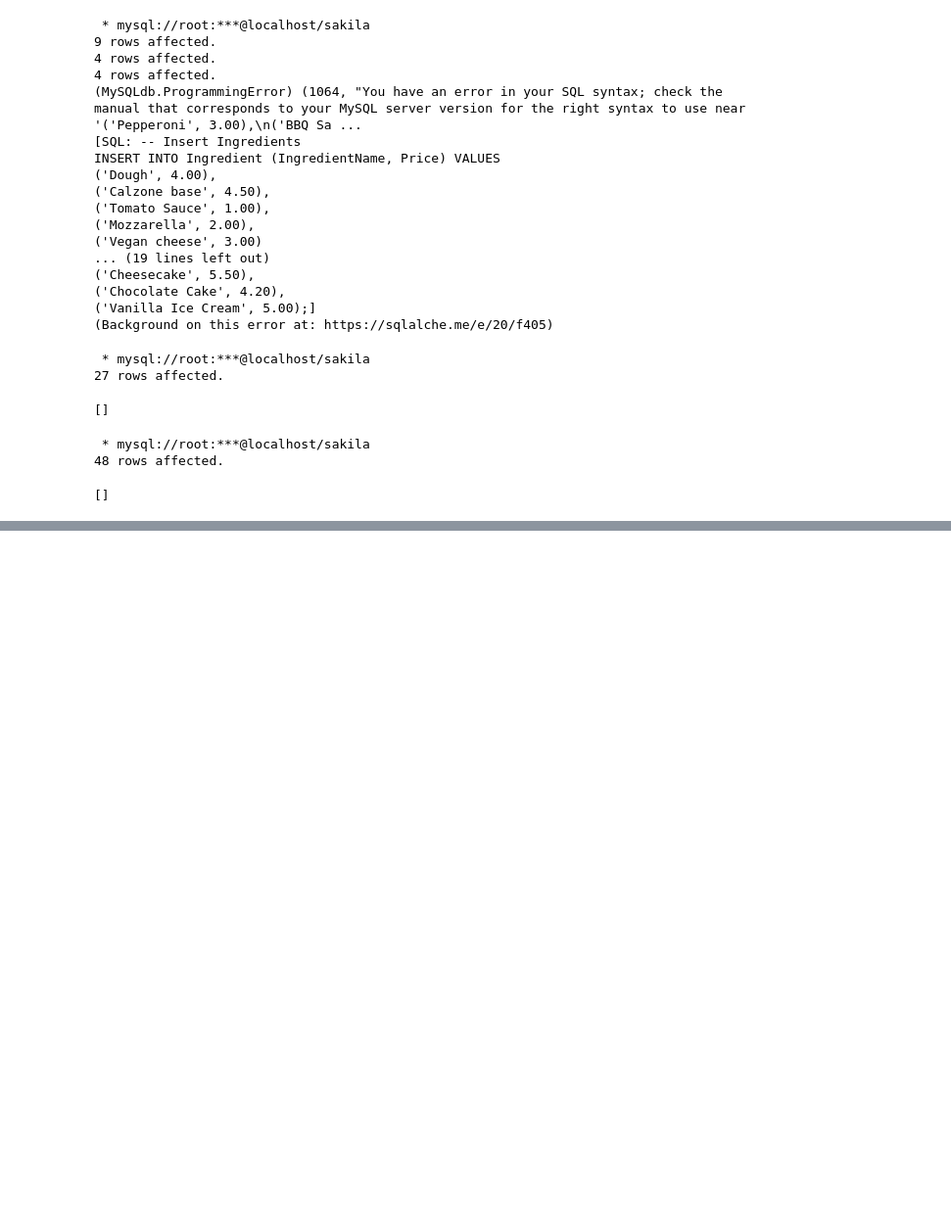
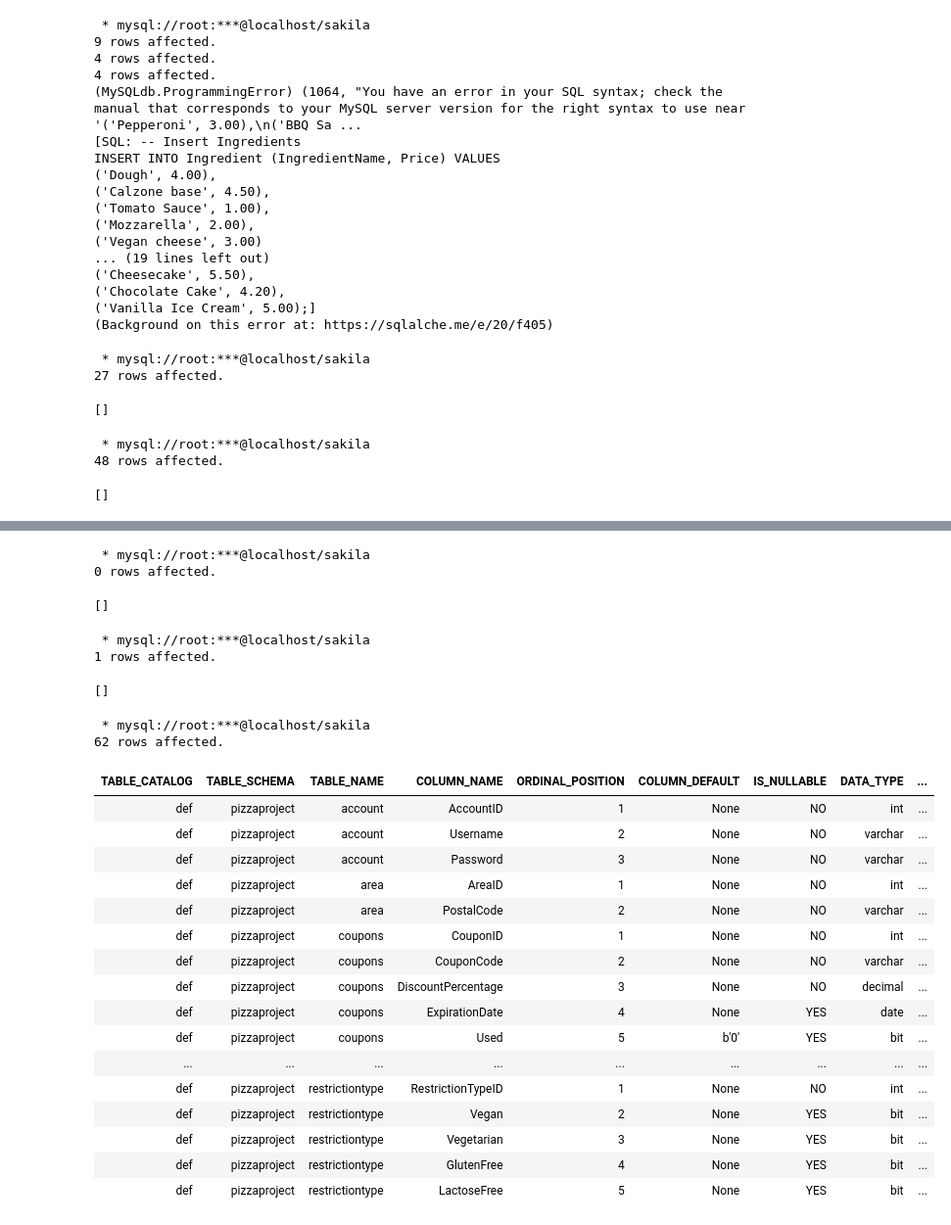
Before and after one commit to LiliBodnar/Pizza_project, a Jupyter notebook: PizzaDatabase.ipynb, the cells around one changed output, grey strips where cells are left out. Shown: that part at 98% size. Drawn from its saved outputs; the diff is of its cells as text; code cells hidden in the pictures; blank space fills up the shorter version.

Commit message:
AccountManagement done, everything up to placing the order done

```diff
--- a/PizzaDatabase.ipynb
+++ b/PizzaDatabase.ipynb
@@ -322,0 +313,47 @@ FROM IngredientList
+# %%
+%%sql
+
+CREATE TABLE Coupons (
+    CouponID INT PRIMARY KEY AUTO_INCREMENT,
+    CouponCode NVARCHAR(20) NOT NULL UNIQUE,
+    DiscountPercentage DECIMAL(5, 2) NOT NULL,
+    ExpirationDate DATE,
+    Used BIT DEFAULT 0
+);
+# %% [output]
+ * mysql://root:***@localhost/sakila
+0 rows affected.
+[]
+# %%
+%%sql
+INSERT INTO Coupons (CouponCode, DiscountPercentage, ExpirationDate)
+VALUES ('fc111', 10, '2024-12-01')
+# %% [output]
+ * mysql://root:***@localhost/sakila
+1 rows affected.
+[]
+# %%
+%%sql
+SELECT *
+FROM INFORMATION_SCHEMA.COLUMNS
+WHERE TABLE_SCHEMA = 'pizzaproject'
+# %% [output]
+ * mysql://root:***@localhost/sakila
+62 rows affected.
+| TABLE_CATALOG | TABLE_SCHEMA | TABLE_NAME | COLUMN_NAME | ORDINAL_POSITION | COLUMN_DEFAULT | IS_NULLABLE | DATA_TYPE | ... |
+| def | pizzaproject | account | AccountID | 1 | None | NO | int | ... |
+| def | pizzaproject | account | Username | 2 | None | NO | varchar | ... |
+| def | pizzaproject | account | Password | 3 | None | NO | varchar | ... |
+| def | pizzaproject | area | AreaID | 1 | None | NO | int | ... |
+| def | pizzaproject | area | PostalCode | 2 | None | NO | varchar | ... |
+| def | pizzaproject | coupons | CouponID | 1 | None | NO | int | ... |
+| def | pizzaproject | coupons | CouponCode | 2 | None | NO | varchar | ... |
+| def | pizzaproject | coupons | DiscountPercentage | 3 | None | NO | decimal | ... |
+| def | pizzaproject | coupons | ExpirationDate | 4 | None | YES | date | ... |
+| def | pizzaproject | coupons | Used | 5 | b'0' | YES | bit | ... |
+| ... | ... | ... | ... | ... | ... | ... | ... | ... |
+| def | pizzaproject | restrictiontype | RestrictionTypeID | 1 | None | NO | int | ... |
+| def | pizzaproject | restrictiontype | Vegan | 2 | None | YES | bit | ... |
+| def | pizzaproject | restrictiontype | Vegetarian | 3 | None | YES | bit | ... |
+| def | pizzaproject | restrictiontype | GlutenFree | 4 | None | YES | bit | ... |
+| def | pizzaproject | restrictiontype | LactoseFree | 5 | None | YES | bit | ... |
```
Also changed, not shown: parts of 3 cells of this notebook, 4 other files.
